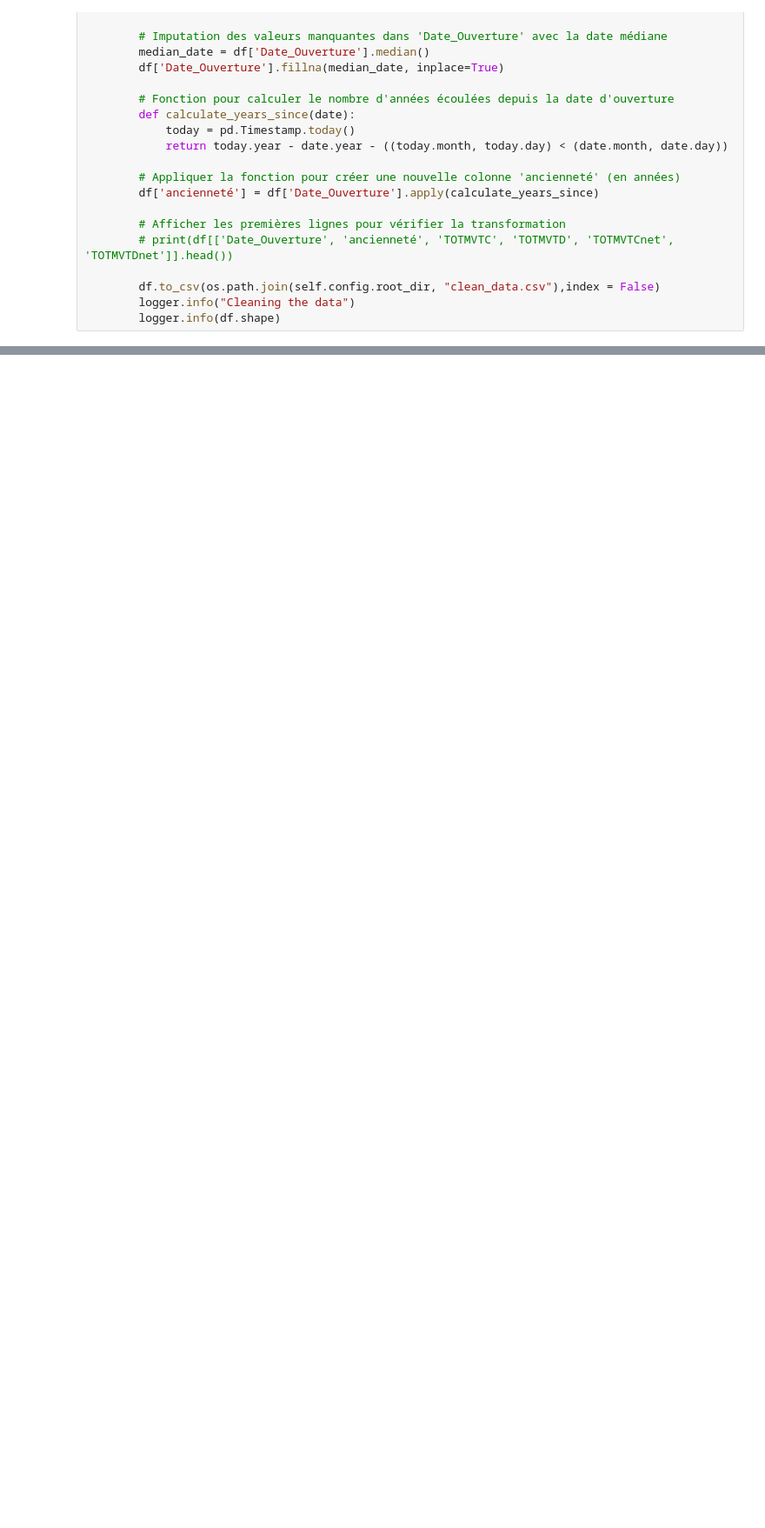
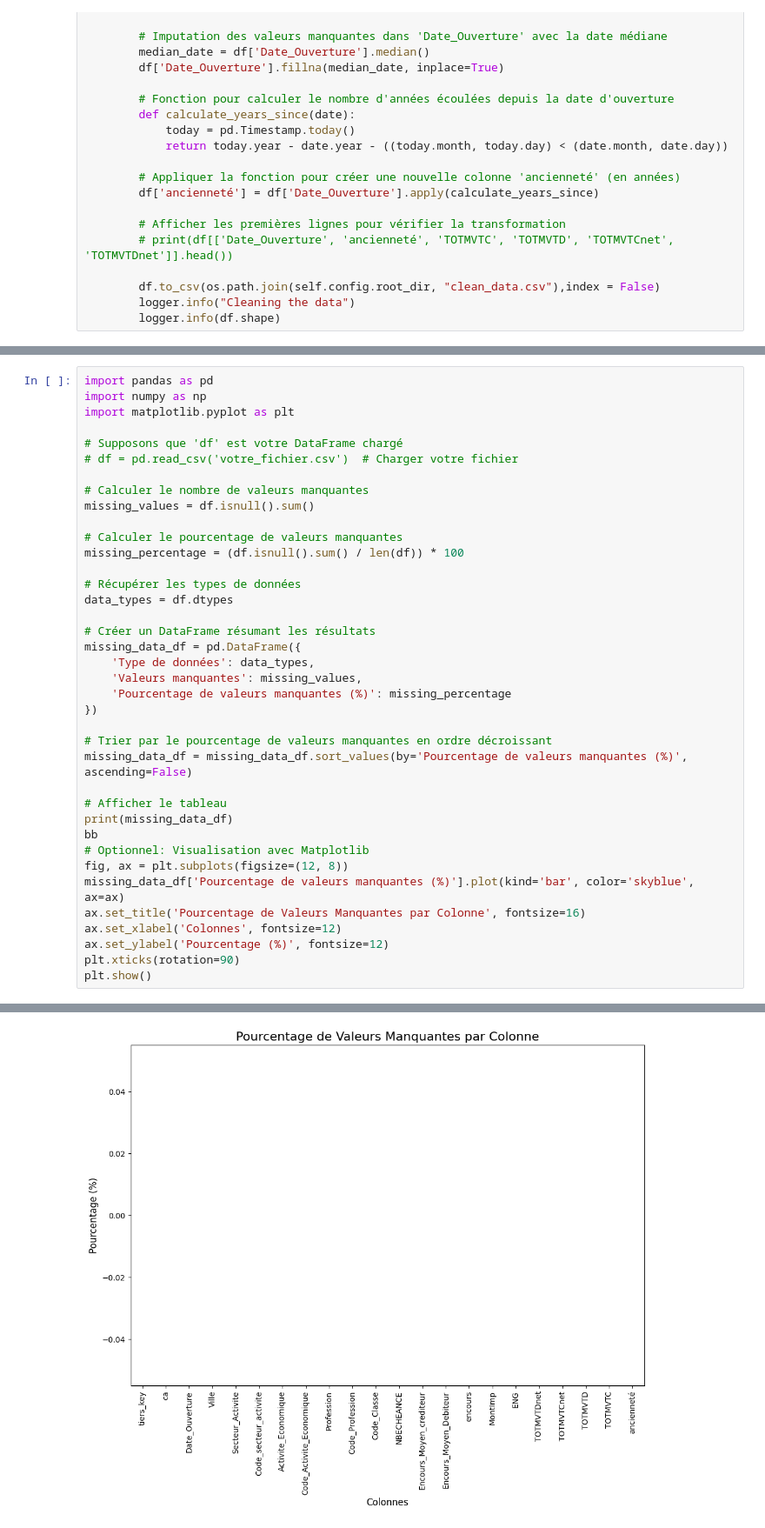
Before and after one commit to MedAliRommene/stb_pfe_mlflow, a Jupyter notebook: research/03_data_cleaning.ipynb, the cells around one changed output, grey strips where cells are left out. Shown at 87% size. Saved outputs shown, nothing was run; the diff lists cells and outputs as text; blank space fills up the shorter version.

```diff
--- a/research/03_data_cleaning.ipynb
+++ b/research/03_data_cleaning.ipynb
@@ -188,0 +192,39 @@ except Exception as e:
+# %%
+import pandas as pd
+import numpy as np
+import matplotlib.pyplot as plt
+
+# Supposons que 'df' est votre DataFrame chargé
+# df = pd.read_csv('votre_fichier.csv')  # Charger votre fichier
+
+# Calculer le nombre de valeurs manquantes
+missing_values = df.isnull().sum()
+
+# Calculer le pourcentage de valeurs manquantes
+missing_percentage = (df.isnull().sum() / len(df)) * 100
+
+# Récupérer les types de données
+data_types = df.dtypes
+
+# Créer un DataFrame résumant les résultats
+missing_data_df = pd.DataFrame({
+    'Type de données': data_types,
+    'Valeurs manquantes': missing_values,
+    'Pourcentage de valeurs manquantes (%)': missing_percentage
+})
+
+# Trier par le pourcentage de valeurs manquantes en ordre décroissant
+missing_data_df = missing_data_df.sort_values(by='Pourcentage de valeurs manquantes (%)', ascending=False)
+
+# Afficher le tableau
+print(missing_data_df)
+bb
+# Optionnel: Visualisation avec Matplotlib
+fig, ax = plt.subplots(figsize=(12, 8))
+missing_data_df['Pourcentage de valeurs manquantes (%)'].plot(kind='bar', color='skyblue', ax=ax)
+ax.set_title('Pourcentage de Valeurs Manquantes par Colonne', fontsize=16)
+ax.set_xlabel('Colonnes', fontsize=12)
+ax.set_ylabel('Pourcentage (%)', fontsize=12)
+plt.xticks(rotation=90)
+plt.show()
+# %% [output]
@@ -188,0 +248 @@ except Exception as e:
+[figure, added]
```
Also changed, not shown: parts of 6 cells of this notebook, 27 other files.
